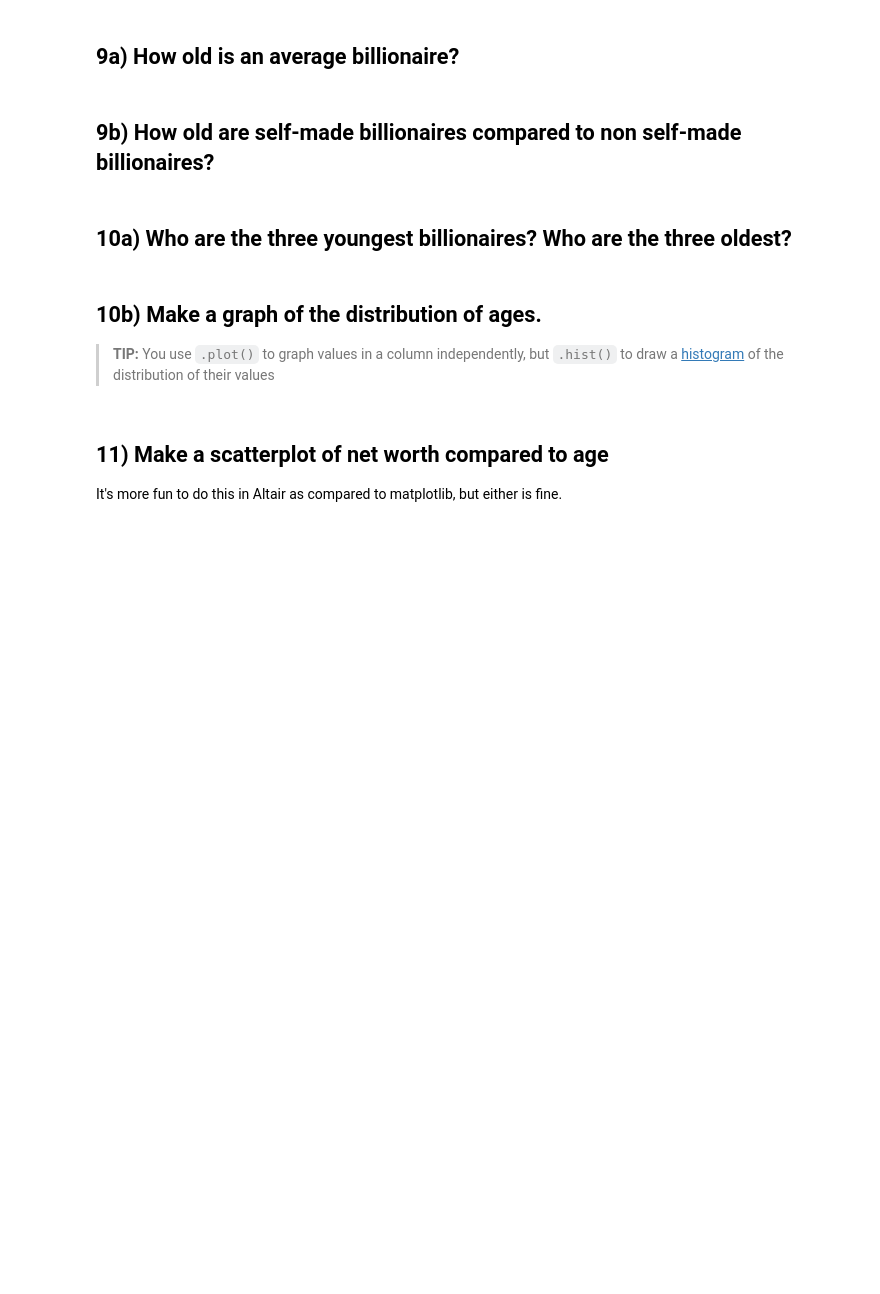
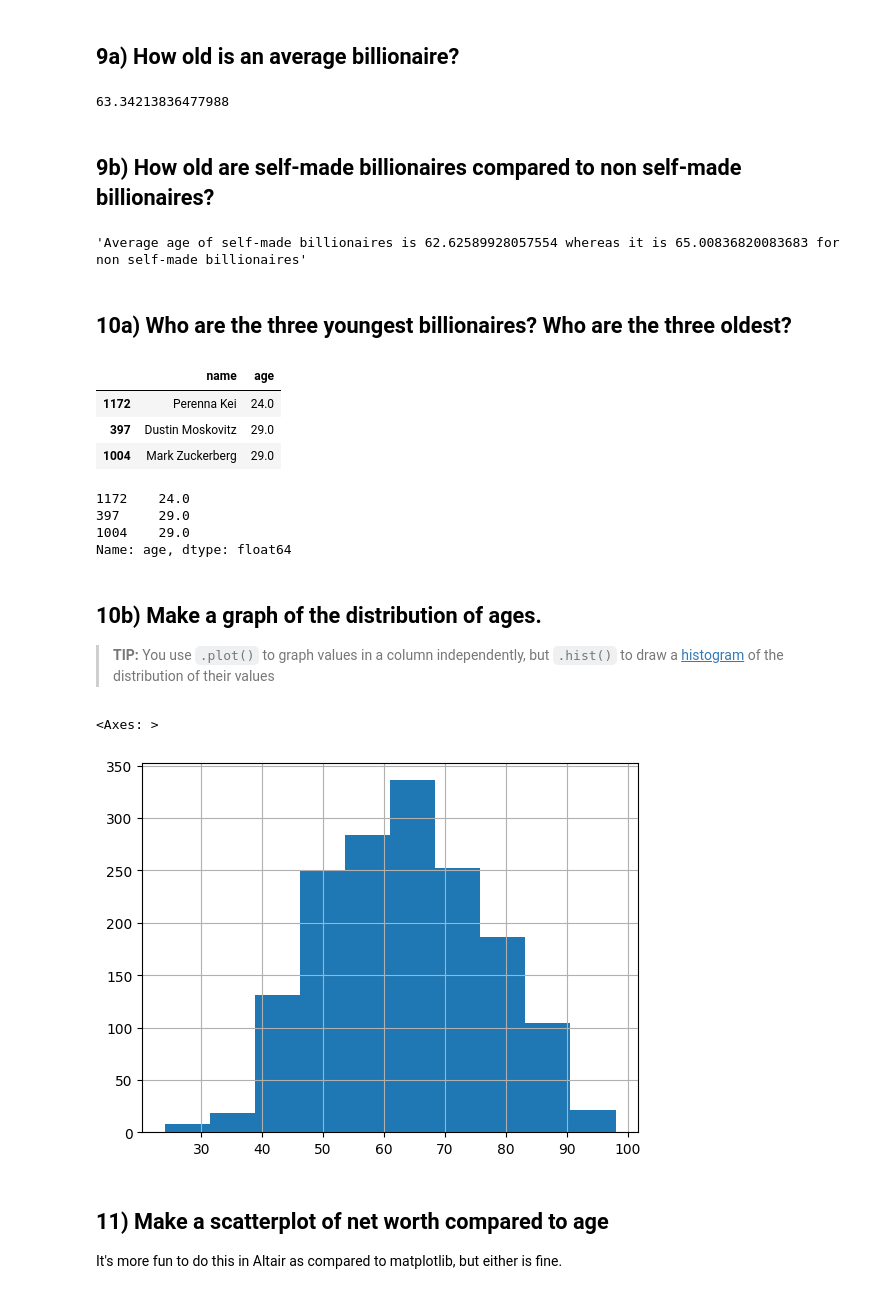
Before and after one commit to sabinahung/pandas_queries, a Jupyter notebook: 02-Billionaires.ipynb, the cells around one changed output. Saved outputs shown, nothing was run; the diff lists cells and outputs as text; code cells hidden in the pictures; blank space fills up the shorter version.

```diff
--- a/02-Billionaires.ipynb
+++ b/02-Billionaires.ipynb
@@ -191,13 +211,44 @@ I am **not** asking which country has the most billionaires - this is **total am
 # %% [markdown]
 ## 9a) How old is an average billionaire?
+# %%
+# average age of billionaires
+df.age.mean()
+# %% [output]
+63.34213836477988
 # %% [markdown]
 ## 9b) How old are self-made billionaires compared to non self-made billionaires?
+# %%
+selfmade_age = df[df.selfmade == 'self-made'].age.mean()
+non_selfmade_age = df[df.selfmade != 'self-made'].age.mean()
+(f'Average age of self-made billionaires is {selfmade_age} whereas it is {non_selfmade_age} for non self-made billionaires')
+# %% [output]
+'Average age of self-made billionaires is 62.62589928057554 whereas it is 65.00836820083683 for non self-made billionaires'
 # %% [markdown]
 ## 10a) Who are the three youngest billionaires? Who are the three oldest?
+# %%
+df[['name','age']].sort_values('age').head(3)
+# %% [output]
+|  | name | age |
+| 1172 | Perenna Kei | 24.0 |
+| 397 | Dustin Moskovitz | 29.0 |
+| 1004 | Mark Zuckerberg | 29.0 |
+# %%
+df[['name','age']].age.sort_values().head(3)
+# why doesn't this show me the name
+# %% [output]
+1172    24.0
+397     29.0
+1004    29.0
+Name: age, dtype: float64
 # %% [markdown]
 ## 10b) Make a graph of the distribution of ages.
 
 > **TIP:** You use `.plot()` to graph values in a column independently, but `.hist()` to draw a [histogram](https://www.mathsisfun.com/data/histograms.html) of the distribution of their values
+# %%
+df.age.hist()
+# %% [output]
+<Axes: >
+[figure, added]
 # %% [markdown]
 ## 11) Make a scatterplot of net worth compared to age
 
```
Also changed, not shown: parts of 5 cells of this notebook.
